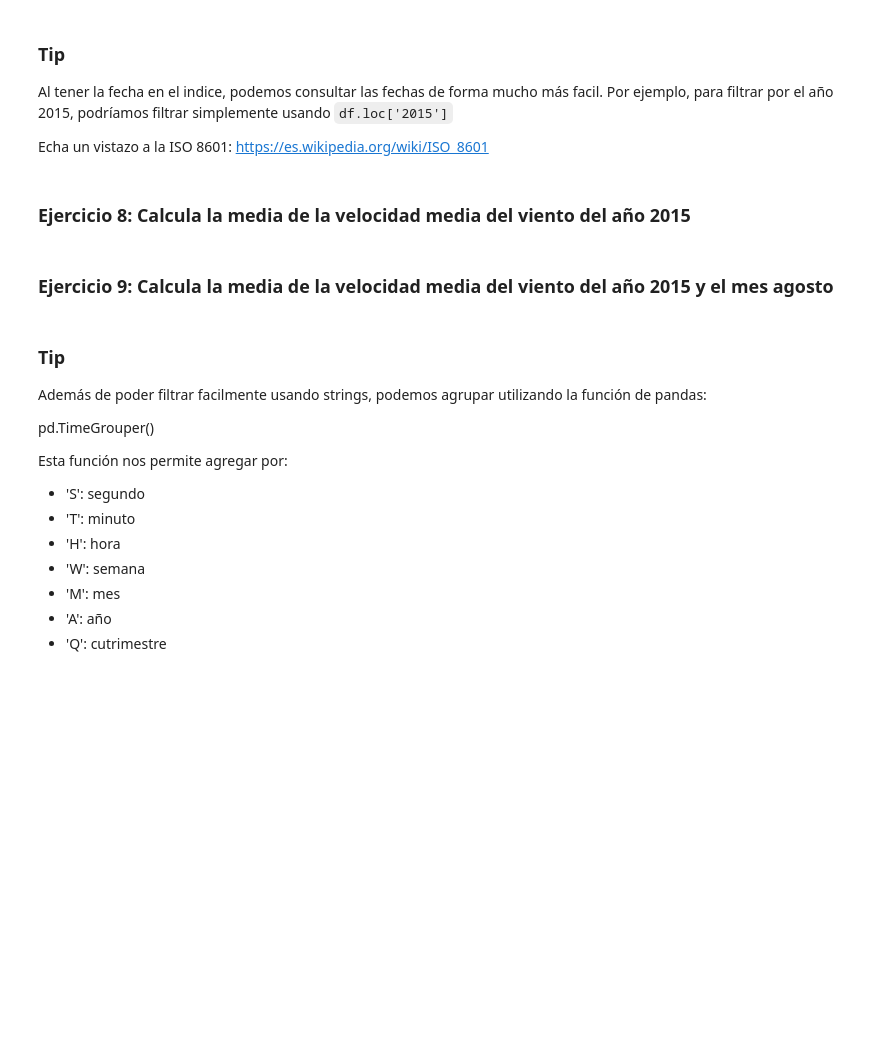
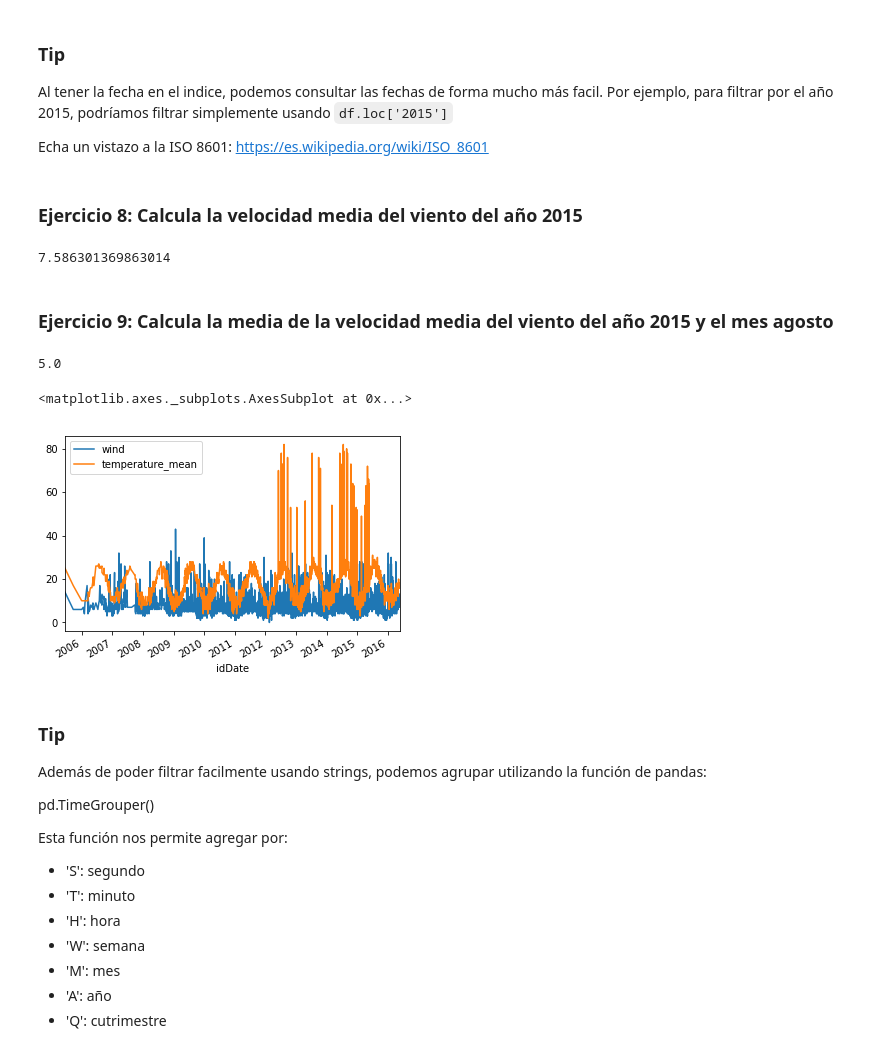
Before and after one commit to vianmarin/MADM-2017, a Jupyter notebook: 1-Introducción/7-Introducción a Pandas/8 - Pandas Series Temporales.ipynb, the cells around one changed output. Drawn from its saved outputs; the diff is of its cells as text; code cells hidden in the pictures; blank space fills up the shorter version.

```diff
--- a/1-Introducción/7-Introducción a Pandas/8 - Pandas Series Temporales.ipynb
+++ b/1-Introducción/7-Introducción a Pandas/8 - Pandas Series Temporales.ipynb
@@ -37,3 +99,5 @@ Pandas nos ofrece, cómo siempre, una solución de alto nivel para convertir cad
 Además, al utilizar la fecha como índice, podremos usar funciones específicas para agrupar por diferentes intervalos de tiempo.
 # %% [markdown]
 ### Ejercicio 6: Aplica la función pd.to_datetime() para convertir la columna idDate a formato fecha
+# %%
+df['idDate'] = pd.to_datetime(df['idDate'])
@@ -40,2 +108,6 @@ Además, al utilizar la fecha como índice, podremos usar funciones específicas
 # %% [markdown]
 ### Ejercicio 7: Asigna la columna idDate en formato fecha al indice del dataframe
+# %%
+df = df.set_index(df['idDate'])
+# %%
+df = df.drop('idDate', axis=1)
@@ -47,9 +129,24 @@ Por ejemplo, para filtrar por el año 2015, podríamos filtrar simplemente usand
 
 Echa un vistazo a la ISO 8601: https://es.wikipedia.org/wiki/ISO_8601
 # %% [markdown]
-### Ejercicio 8:  Calcula la media de la velocidad media del viento del año 2015
+### Ejercicio 8:  Calcula la velocidad media del viento del año 2015
+# %%
+df = df.sort_index()
+# %%
+df.loc['2015']['wind'].mean()
+# %% [output]
+7.586301369863014
 # %% [markdown]
 ### Ejercicio 9:  Calcula la media de la velocidad media del viento del año 2015 y el mes agosto
+# %%
+df.loc['2015-08-20']['wind']
+# %% [output]
+5.0
+# %%
+df.plot()
+# %% [output]
+<matplotlib.axes._subplots.AxesSubplot at 0x...>
+[figure, added]
 # %% [markdown]
 ### Tip
 
```
Also changed, not shown: parts of 14 cells of this notebook, 15 other files.
